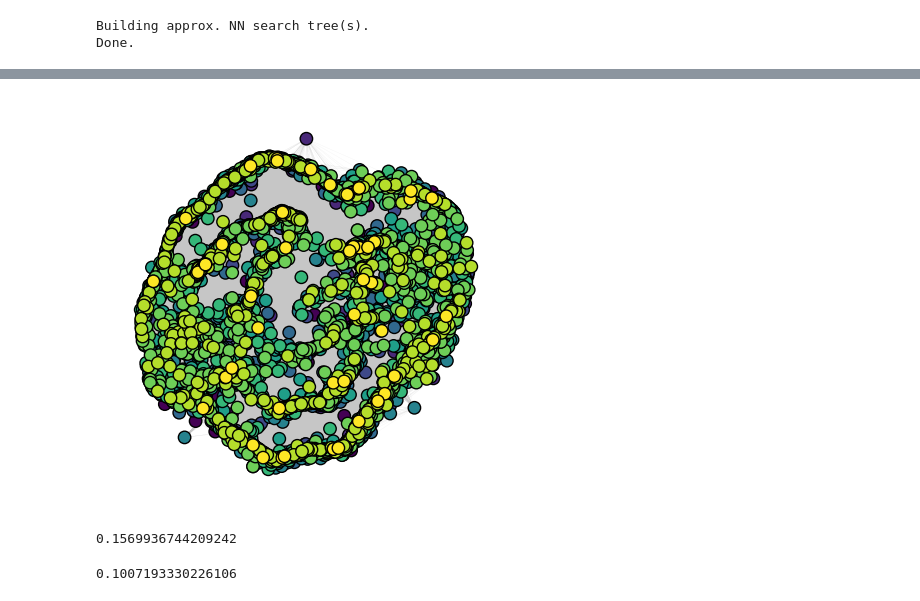
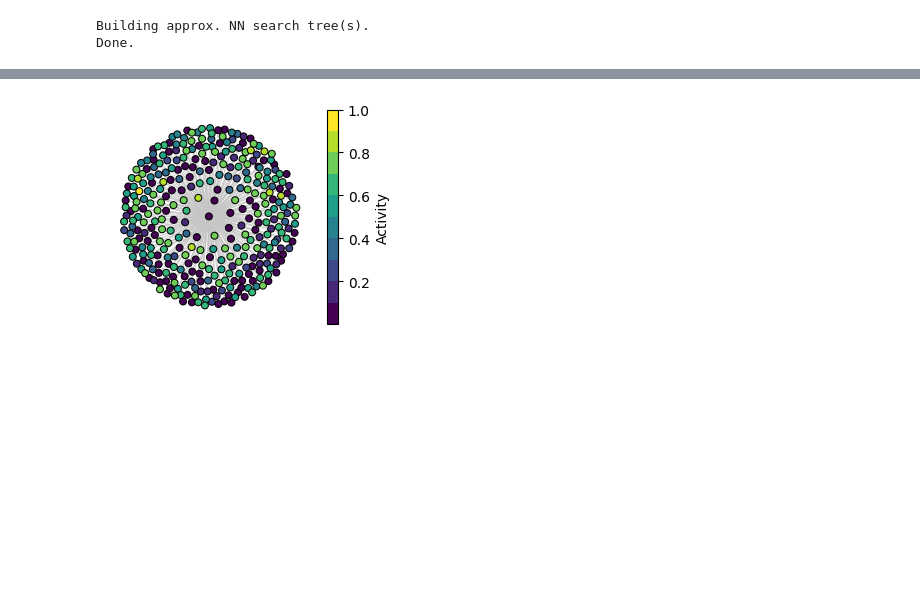
Before and after one commit to RSCJacksonLab/graph-ruggedness-de, a Jupyter notebook: src/Figure_5.ipynb, the cells around one changed output, grey strips where cells are left out. Saved outputs shown, nothing was run; the diff lists cells and outputs as text; code cells hidden in the pictures; blank space fills up the shorter version.

```diff
--- a/src/Figure_5.ipynb
+++ b/src/Figure_5.ipynb
@@ -431,18 +89,0 @@ plt.show()
-# %%
-values = [node[1]['value'] for node in G_expression.nodes(data=True)]
-viridis = plt.cm.get_cmap('viridis', 10)
-#pos = nx.spring_layout(G_expression, k=0.009)
-
-
-fig = plt.figure(figsize=(4, 4))
-nodes_sorted_by_value = sorted(G_expression.nodes(data=True), key=lambda x: x[1]['value'])
-node_colors = [viridis((node[1]['value'] - min(values)) / (max(values) - min(values))) for node in nodes_sorted_by_value]
-nodes_sorted = [node[0] for node in nodes_sorted_by_value]
-
-plt.tight_layout()
-nx.draw(G_expression, pos, nodelist=nodes_sorted, node_color=node_colors, with_labels=False, edgecolors='black', node_size=80, width=0.05, edge_color='#C6C6C6')
-plt.tight_layout()
-#plt.savefig('figures/Figure_5/kcat_km_graph.pdf')
-plt.show()
-# %% [output]
-[figure, removed]
@@ -452,8 +90,42 @@ expression_de = graph_ruggedness_de.compute_dirichlet_energy(G=G_expression) / G
-# %%
-fitnes_de
-# %% [output]
-0.1569936744209242
-# %%
-expression_de
-# %% [output]
-0.1007193330226106
+# %%
+sampled_graph = graph_ruggedness_de.sample_graph(G=G_fitness, sample_size=0.05)[0]
+
+values = [node[1]['value'] for node in sampled_graph.nodes(data=True)]
+viridis = plt.cm.get_cmap('viridis', 10)
+
+pos = nx.spring_layout(sampled_graph, k=0.035)
+
+nodes_sorted_by_value = sorted(sampled_graph.nodes(data=True), key=lambda x: x[1]['value'])
+node_colors = [viridis((node[1]['value'] - min(values)) / (max(values) - min(values))) for node in nodes_sorted_by_value]
+nodes_sorted = [node[0] for node in nodes_sorted_by_value]
+
+fig, ax = plt.subplots(figsize=(3.15, 2.5), constrained_layout=True)
+plt.tight_layout()
+nx.draw(sampled_graph, pos, nodelist=nodes_sorted, node_color=node_colors, with_labels=False, edgecolors='black', node_size=25, width=0.5, edge_color='#C6C6C6', linewidths=0.75)
+sm = mpl.cm.ScalarMappable(cmap=viridis, norm=plt.Normalize(vmin=min(values), vmax=max(values)))
+sm.set_array([])  # This is needed to avoid a warning
+
+
+# values = [node[1]['value'] for node in G_fitness.nodes(data=True)]
+# viridis = plt.cm.get_cmap('viridis', 10)
+
+# pos = nx.spring_layout(G_fitness, k=0.0005)
+
+# nodes_sorted_by_value = sorted(G_fitness.nodes(data=True), key=lambda x: x[1]['value'])
+# node_colors = [viridis((node[1]['value'] - min(values)) / (max(values) - min(values))) for node in nodes_sorted_by_value]
+# nodes_sorted = [node[0] for node in nodes_sorted_by_value]
+
+# fig, ax = plt.subplots(figsize=(3.15, 2.5), constrained_layout=True)
+# plt.tight_layout()
+# nx.draw(G_fitness, pos, nodelist=nodes_sorted, node_color=node_colors, with_labels=False, edgecolors='black', node_size=25, width=0.5, edge_color='#C6C6C6', linewidths=0.75)
+# sm = mpl.cm.ScalarMappable(cmap=viridis, norm=plt.Normalize(vmin=min(values), vmax=max(values)))
+# sm.set_array([])  # This is needed to avoid a warning
+# Add colorbar with label
+cbar = plt.colorbar(sm, ax=ax)
+cbar.set_label('Activity')
+
+plt.tight_layout()
+plt.savefig('figures/Figure_6/fitness_graph_graph.pdf')
+plt.show()
+# %% [output]
+[figure, added]
```
Also changed, not shown: parts of 18 cells of this notebook, 10 other files.
